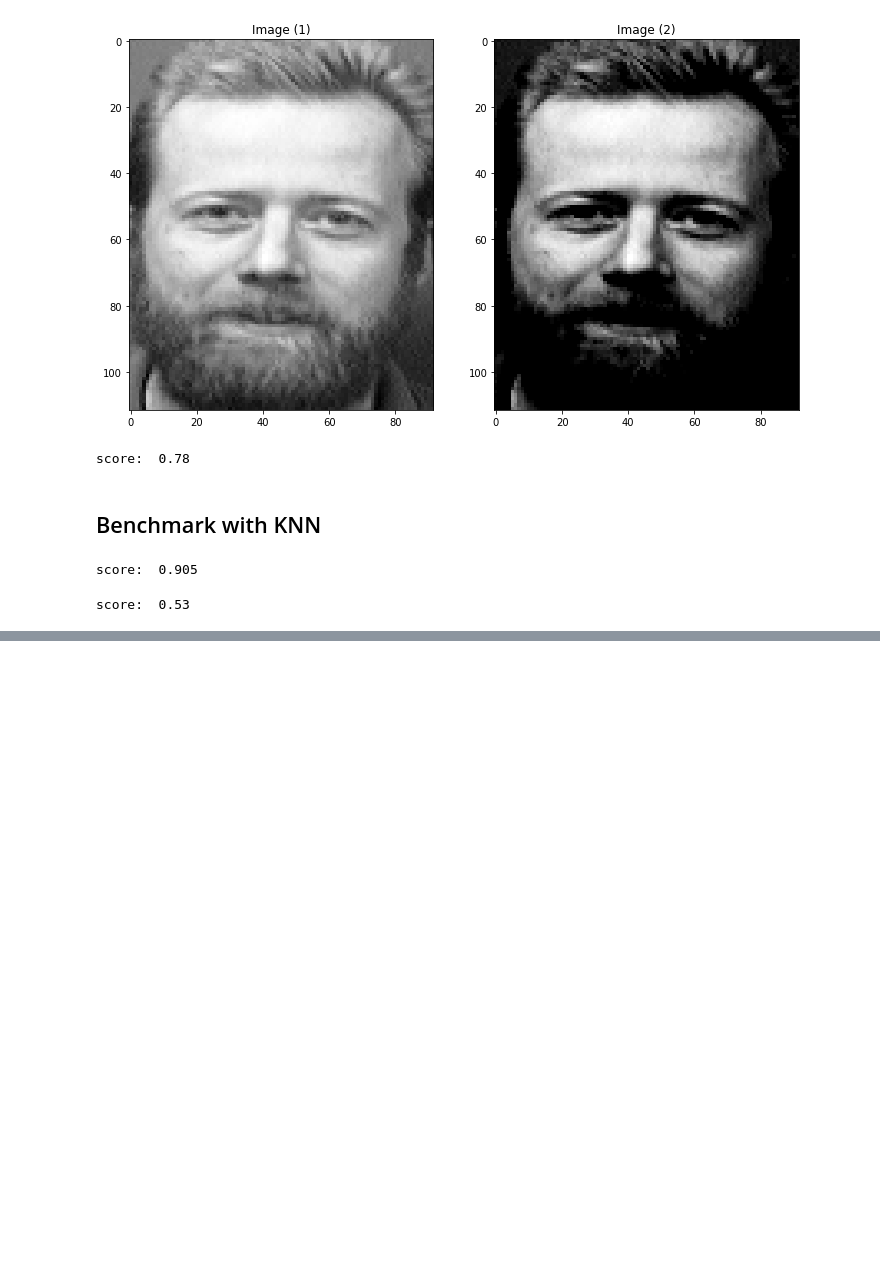
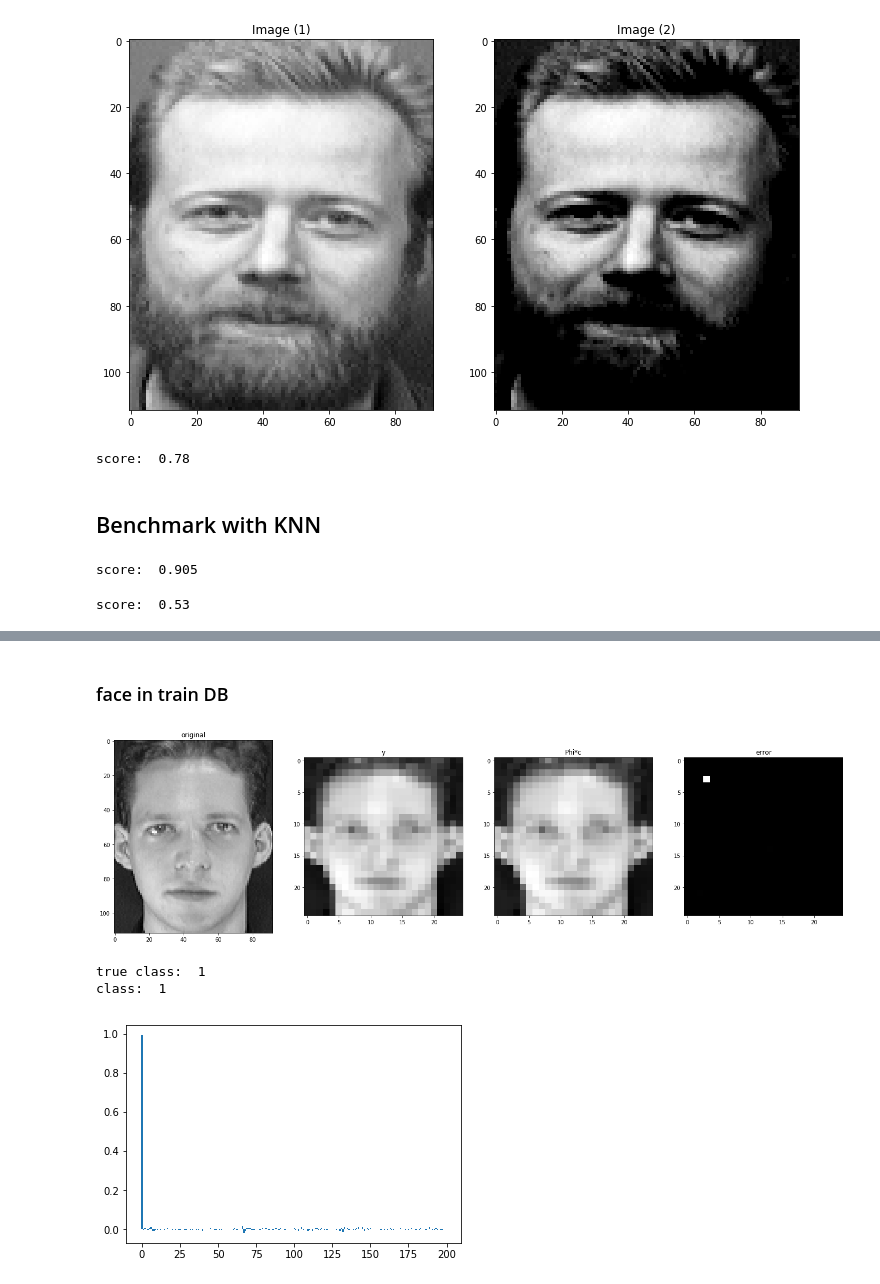
Before and after one commit to NicolasLoiseau/FaceRecognition, a Jupyter notebook: face recogniction.ipynb, the cells around one changed output, grey strips where cells are left out. Drawn from its saved outputs; the diff is of its cells as text; code cells hidden in the pictures; blank space fills up the shorter version.

```diff
--- a/face recogniction.ipynb
+++ b/face recogniction.ipynb
@@ -602,0 +493,39 @@ plt.show()
+# %%
+# PARAMETERS
+
+epsilon = 0.01
+epsilon_fista = 0.001
+
+# gamma = np.max(np.linalg.eigvals(np.dot(np.transpose(fr.phi), fr.phi)))
+gamma = 10000000000
+
+mu = 0.1#2*reduction_size[0]*reduction_size[1]/np.linalg.norm(y, ord=1)
+iter_max = 60
+mu_iter = 0
+# %% [markdown]
+### face in train DB
+# %%
+# load images
+fr = Recognition(resize=reduction_size)
+
+# choose the image to classify
+n_person, n_img = (1, 0)
+y = fr.resized_data[n_person][n_img].flatten().astype('float64')
+
+c, c_list, e = minimization_with_occlusion(fr, y, epsilon, epsilon_fista, gamma, mu, mu_iter, iter_max=iter_max)
+
+img = (np.dot(fr.phi, c)).astype('uint8').reshape(reduction_size)
+error = e.astype('uint8').reshape(reduction_size)
+
+images_to_show = [fr.data[n_person][n_img], fr.resized_data[n_person][n_img], img, error]
+show_images(images_to_show, cols=1, titles=['original', 'y', 'Phi*c', 'error'])
+
+print('true class: ', n_person)
+print('class: ', np.argmax(c)//5+1)
+plt.bar(np.arange(c.shape[0]), c)
+plt.show()
+# %% [output]
+[figure, added]
+true class:  1
+class:  1
+[figure, added]
```
Also changed, not shown: parts of 17 cells of this notebook.
